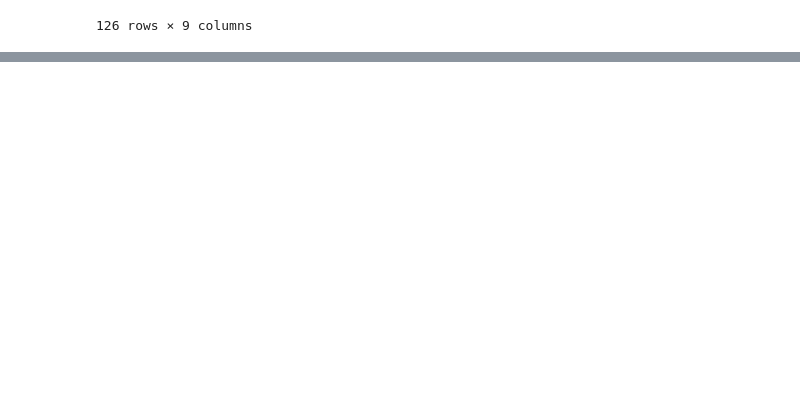
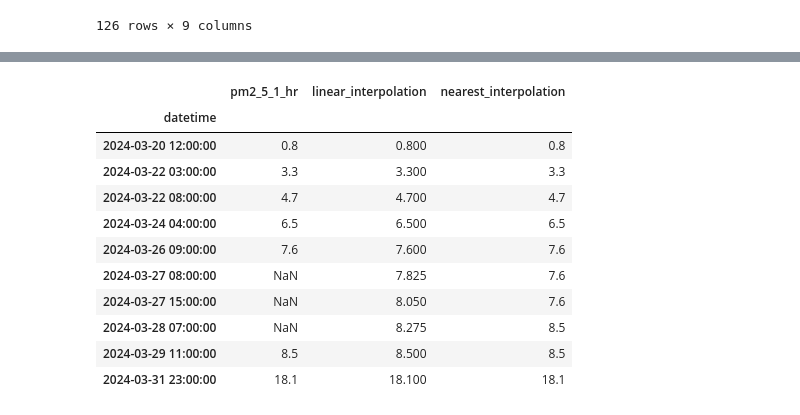
Before and after one commit to MrFanciful/Modern-Time-Series-Forecasting-with-Python-2E, a Jupyter notebook: my_work/chapter_02/01_My_Missing_Values.ipynb, the cells around one changed output, grey strips where cells are left out. Cells and saved outputs as stored; diff of their text form; code cells hidden in the pictures; blank space fills up the shorter version.

```diff
--- a/my_work/chapter_02/01_My_Missing_Values.ipynb
+++ b/my_work/chapter_02/01_My_Missing_Values.ipynb
@@ -159,0 +357,8 @@ df['2010-01': '2010-06']
+# %%
+df = pd.read_csv('../../notebooks/Chapter02/au_airquality.csv', sep=',')
+
+df = df.loc[df['name'] == 'Monash', ['datetime', 'pm2_5_1_hr']]
+df['datetime'] = pd.to_datetime(df['datetime'])
+df.sort_values('datetime', inplace=True)
+df.set_index('datetime', inplace=True)
+df.head()
@@ -159,0 +373,12 @@ df['2010-01': '2010-06']
+# %%
+dates = df.index.unique().tolist()
+null_dates = dates[-10:-7]
+
+df.loc[null_dates, 'pm2_5_1_hr'] = np.nan
+# %%
+df = df.loc[dates[-15:-5], 'pm2_5_1_hr'].to_frame()
+
+fig = px.line(df, x=df.index, y='pm2_5_1_hr', title='Missing Values in PM2.5')
+fig = format_plot(fig, ['Original'])
+
+fig.show()
@@ -159,0 +416,20 @@ df['2010-01': '2010-06']
+# %%
+_df = df.copy()
+
+_df['linear_interpolation'] = _df['pm2_5_1_hr'].interpolate(method='linear')
+_df['nearest_interpolation'] = _df['pm2_5_1_hr'].interpolate(method='nearest')
+# %%
+_df
+# %% [output]
+|  | pm2_5_1_hr | linear_interpolation | nearest_interpolation |
+| datetime |  |  |  |
+| 2024-03-20 12:00:00 | 0.8 | 0.800 | 0.8 |
+| 2024-03-22 03:00:00 | 3.3 | 3.300 | 3.3 |
+| 2024-03-22 08:00:00 | 4.7 | 4.700 | 4.7 |
+| 2024-03-24 04:00:00 | 6.5 | 6.500 | 6.5 |
+| 2024-03-26 09:00:00 | 7.6 | 7.600 | 7.6 |
+| 2024-03-27 08:00:00 | NaN | 7.825 | 7.6 |
+| 2024-03-27 15:00:00 | NaN | 8.050 | 7.6 |
+| 2024-03-28 07:00:00 | NaN | 8.275 | 8.5 |
+| 2024-03-29 11:00:00 | 8.5 | 8.500 | 8.5 |
+| 2024-03-31 23:00:00 | 18.1 | 18.100 | 18.1 |
```
Also changed, not shown: parts of 26 cells of this notebook, 1 other file.
